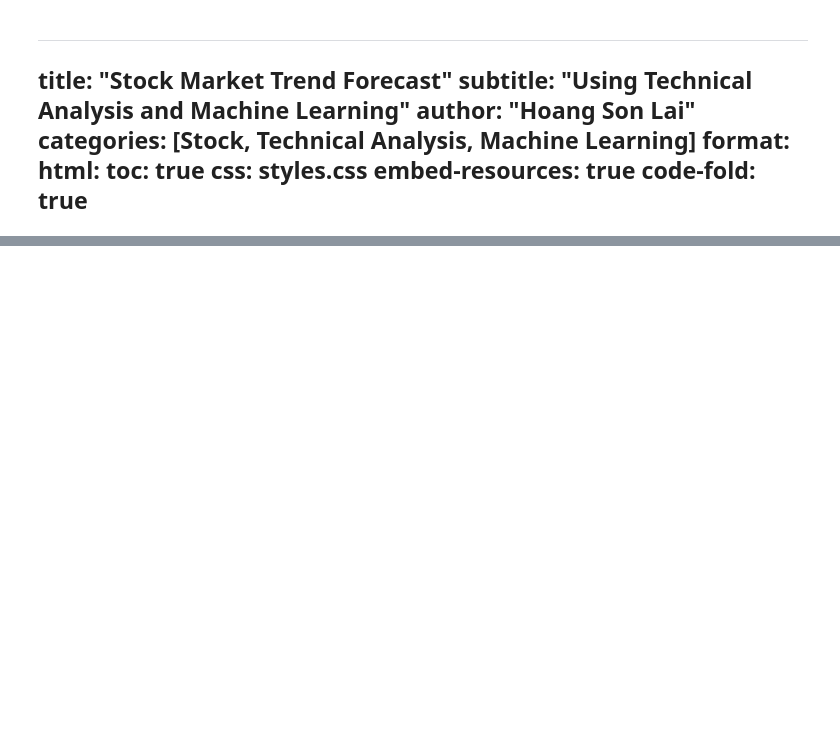
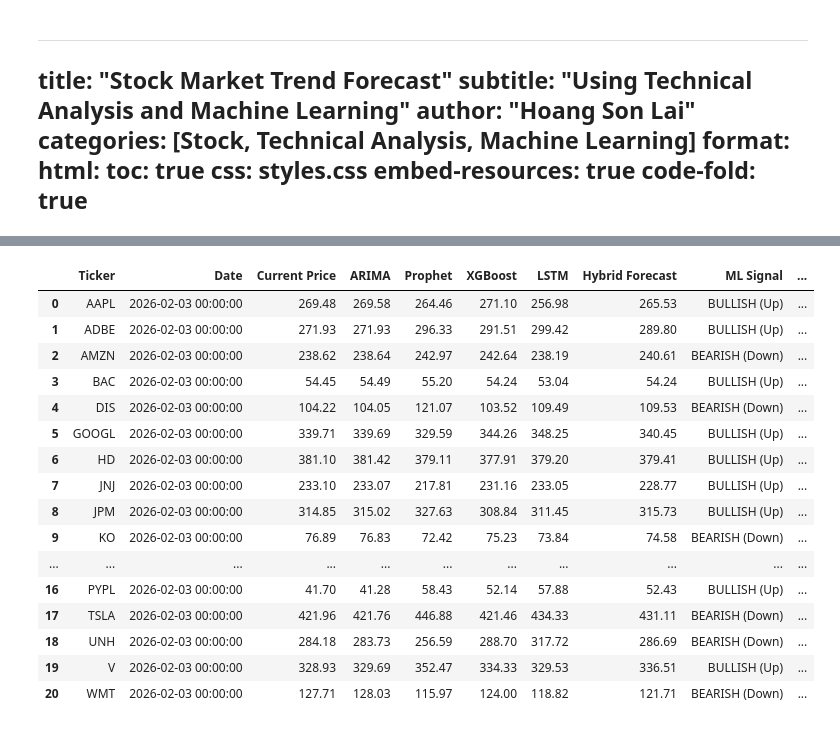
Before and after one commit to laihoangson/financial-analytic, a Jupyter notebook: reports/ml_report.ipynb, the cells around one changed output, grey strips where cells are left out. Drawn from its saved outputs; the diff is of its cells as text; code cells hidden in the pictures; blank space fills up the shorter version.

```diff
--- a/reports/ml_report.ipynb
+++ b/reports/ml_report.ipynb
@@ -749,0 +770,64 @@ Machine Learning Price Predictions (Next Trading Day)
+# %%
+# ▼ Code: Final Execution Loop
+# Note: Deep Learning is slow, so we select a few examples or run all if time permits.
+target_tickers = df['ticker'].unique()
+
+results_summary = []
+
+print(f"Starting analysis for {len(target_tickers)} tickers...")
+
+for ticker in target_tickers:
+    # Get ticker data
+    df_raw = df[df['ticker'] == ticker].copy()
+
+    if len(df_raw) < 200: # Skip if not enough data
+        continue
+
+    # 1. Run Time Series (Part 3)
+    arima_val, prophet_val = run_time_series_models(df_raw, ticker)
+
+    # 2. Run Machine Learning (Part 4)
+    # First, prepare data with lags
+    df_ml = prepare_ml_data(df_raw)
+    xgb_val, direction, proba = run_ml_models(df_ml)
+
+    # 3. Run Deep Learning (Part 5)
+    lstm_val = run_lstm_model(df_raw)
+
+    # 4. Hybrid Calculation
+    # Average of the 3 price predictions
+    valid_preds = [p for p in [arima_val, prophet_val, xgb_val, lstm_val] if pd.notna(p)]
+    hybrid_val = sum(valid_preds) / len(valid_preds) if valid_preds else 0
+
+    # Direction String
+    dir_str = "BULLISH (Up)" if direction == 1 else "BEARISH (Down)"
+    conf_pct = proba[direction] * 100
+
+    results_summary.append({
+        'Ticker': ticker,
+        'Date': df_raw['date'].max(),
+        'Current Price': df_raw['close'].iloc[-1],
+        'ARIMA': arima_val,
+        'Prophet': prophet_val,
+        'XGBoost': xgb_val,
+        'LSTM': lstm_val,
+        'Hybrid Forecast': hybrid_val,
+        'ML Signal': dir_str,
+        'Confidence': f"{conf_pct:.1f}%"
+    })
+
+# Create Summary DataFrame
+df_final = pd.DataFrame(results_summary)
+
+# Display with Styling
+styler = df_final.style.format({
+    'Current Price': '{:.2f}',
+    'ARIMA': '{:.2f}',
+    'Prophet': '{:.2f}',
+    'XGBoost': '{:.2f}',
+    'LSTM': '{:.2f}',
+    'Hybrid Forecast': '{:.2f}'
+}).background_gradient(subset=['Hybrid Forecast'], cmap='Greens')
+
+display(styler)
+# %% [output]
@@ -749,0 +866,17 @@ Machine Learning Price Predictions (Next Trading Day)
+|  | Ticker | Date | Current Price | ARIMA | Prophet | XGBoost | LSTM | Hybrid Forecast | ML Signal | ... |
+| 0 | AAPL | 2026-02-03 00:00:00 | 269.48 | 269.58 | 264.46 | 271.10 | 256.98 | 265.53 | BULLISH (Up) | ... |
+| 1 | ADBE | 2026-02-03 00:00:00 | 271.93 | 271.93 | 296.33 | 291.51 | 299.42 | 289.80 | BULLISH (Up) | ... |
+| 2 | AMZN | 2026-02-03 00:00:00 | 238.62 | 238.64 | 242.97 | 242.64 | 238.19 | 240.61 | BEARISH (Down) | ... |
+| 3 | BAC | 2026-02-03 00:00:00 | 54.45 | 54.49 | 55.20 | 54.24 | 53.04 | 54.24 | BULLISH (Up) | ... |
+| 4 | DIS | 2026-02-03 00:00:00 | 104.22 | 104.05 | 121.07 | 103.52 | 109.49 | 109.53 | BEARISH (Down) | ... |
+| 5 | GOOGL | 2026-02-03 00:00:00 | 339.71 | 339.69 | 329.59 | 344.26 | 348.25 | 340.45 | BULLISH (Up) | ... |
+| 6 | HD | 2026-02-03 00:00:00 | 381.10 | 381.42 | 379.11 | 377.91 | 379.20 | 379.41 | BULLISH (Up) | ... |
+| 7 | JNJ | 2026-02-03 00:00:00 | 233.10 | 233.07 | 217.81 | 231.16 | 233.05 | 228.77 | BULLISH (Up) | ... |
+| 8 | JPM | 2026-02-03 00:00:00 | 314.85 | 315.02 | 327.63 | 308.84 | 311.45 | 315.73 | BULLISH (Up) | ... |
+| 9 | KO | 2026-02-03 00:00:00 | 76.89 | 76.83 | 72.42 | 75.23 | 73.84 | 74.58 | BEARISH (Down) | ... |
+| ... | ... | ... | ... | ... | ... | ... | ... | ... | ... | ... |
+| 16 | PYPL | 2026-02-03 00:00:00 | 41.70 | 41.28 | 58.43 | 52.14 | 57.88 | 52.43 | BULLISH (Up) | ... |
+| 17 | TSLA | 2026-02-03 00:00:00 | 421.96 | 421.76 | 446.88 | 421.46 | 434.33 | 431.11 | BEARISH (Down) | ... |
+| 18 | UNH | 2026-02-03 00:00:00 | 284.18 | 283.73 | 256.59 | 288.70 | 317.72 | 286.69 | BEARISH (Down) | ... |
+| 19 | V | 2026-02-03 00:00:00 | 328.93 | 329.69 | 352.47 | 334.33 | 329.53 | 336.51 | BULLISH (Up) | ... |
+| 20 | WMT | 2026-02-03 00:00:00 | 127.71 | 128.03 | 115.97 | 124.00 | 118.82 | 121.71 | BEARISH (Down) | ... |
```
Also changed, not shown: parts of 14 cells of this notebook, 11 other files.
